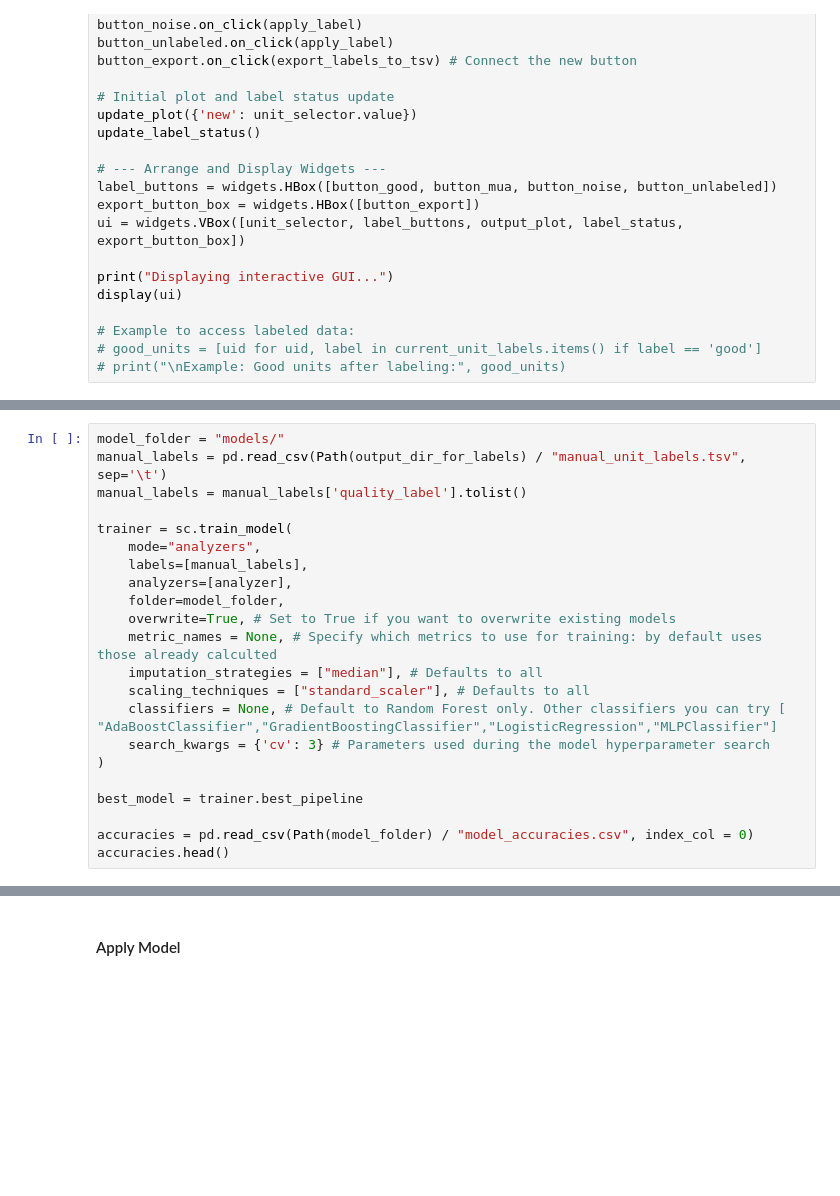
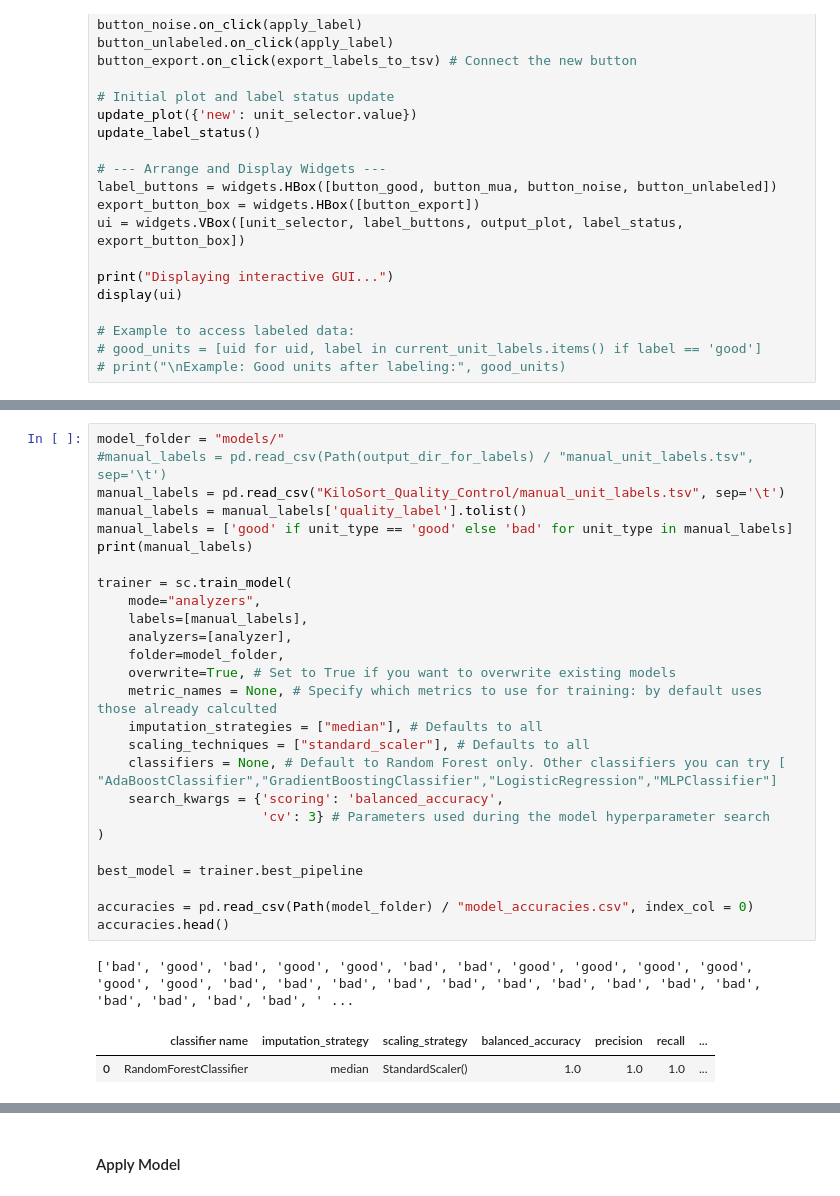
Before and after one commit to EHefti/DPQC, a Jupyter notebook: DPQC_Pipeline.ipynb, the cells around one changed output, grey strips where cells are left out. Drawn from its saved outputs; the diff is of its cells as text; blank space fills up the shorter version.

```diff
--- a/DPQC_Pipeline.ipynb
+++ b/DPQC_Pipeline.ipynb
@@ -463,25 +551,33 @@ print(manual_labels['quality_label'].to_list())
 # %%
 model_folder = "models/"
-manual_labels = pd.read_csv(Path(output_dir_for_labels) / "manual_unit_labels.tsv", sep='\t')
+#manual_labels = pd.read_csv(Path(output_dir_for_labels) / "manual_unit_labels.tsv", sep='\t')
+manual_labels = pd.read_csv("KiloSort_Quality_Control/manual_unit_labels.tsv", sep='\t')
 manual_labels = manual_labels['quality_label'].tolist()
+manual_labels = ['good' if unit_type == 'good' else 'bad' for unit_type in manual_labels]
+print(manual_labels)
 
 trainer = sc.train_model(
     mode="analyzers",
     labels=[manual_labels],
     analyzers=[analyzer],
     folder=model_folder,
     overwrite=True, # Set to True if you want to overwrite existing models
     metric_names = None, # Specify which metrics to use for training: by default uses those already calculted
     imputation_strategies = ["median"], # Defaults to all
     scaling_techniques = ["standard_scaler"], # Defaults to all
     classifiers = None, # Default to Random Forest only. Other classifiers you can try [ "AdaBoostClassifier","GradientBoostingClassifier","LogisticRegression","MLPClassifier"]
-    search_kwargs = {'cv': 3} # Parameters used during the model hyperparameter search
+    search_kwargs = {'scoring': 'balanced_accuracy',
+                     'cv': 3} # Parameters used during the model hyperparameter search
 )
 
 best_model = trainer.best_pipeline
 
 accuracies = pd.read_csv(Path(model_folder) / "model_accuracies.csv", index_col = 0)
 accuracies.head()
+# %% [output]
+['bad', 'good', 'bad', 'good', 'good', 'bad', 'bad', 'good', 'good', 'good', 'good', 'good', 'good', 'bad', 'bad', 'bad', 'bad', 'bad', 'bad', 'bad', 'bad', 'bad', 'bad', 'bad', 'bad', 'bad', 'bad', ' ...
+|  | classifier name | imputation_strategy | scaling_strategy | balanced_accuracy | precision | recall | ... |
+| 0 | RandomForestClassifier | median | StandardScaler() | 1.0 | 1.0 | 1.0 | ... |
 # %%
 model, model_info = sc.load_model(
     model_folder=model_folder,
```
Also changed, not shown: parts of 15 cells of this notebook, 8 other files.
